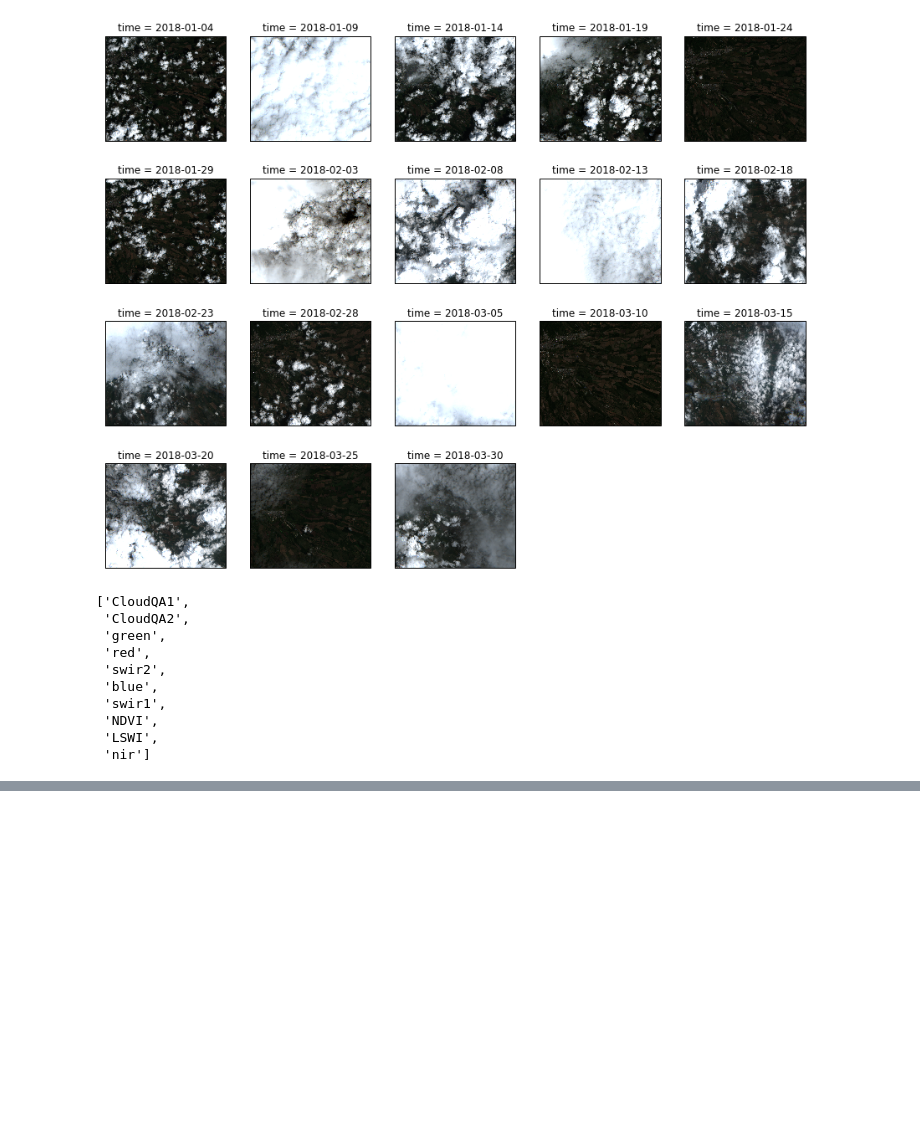
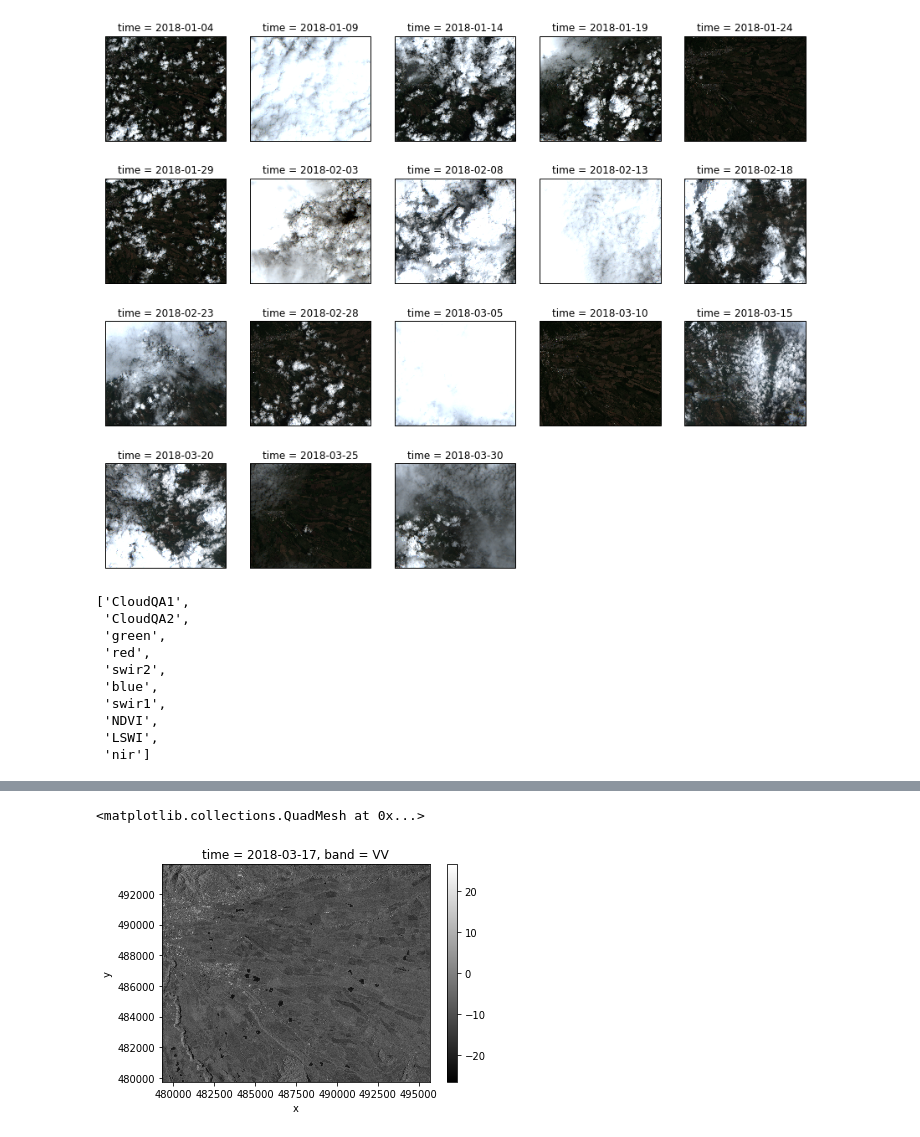
Before and after one commit to alexsalr/ciat_monitor_crops, a Jupyter notebook: Load&Analysis_test.ipynb, the cells around one changed output, grey strips where cells are left out. Drawn from its saved outputs; the diff is of its cells as text; code cells hidden in the pictures; blank space fills up the shorter version.

```diff
--- a/Load&Analysis_test.ipynb
+++ b/Load&Analysis_test.ipynb
@@ -338,0 +301,2 @@ Data variables:
+# %%
+radar_array = radar.getXarray()
@@ -742,0 +505,8 @@ CRS({'init': u'epsg:32618'})
+# %%
+av_dates = radar_array.coords['time'].data.tolist()
+date = av_dates[1]
+
+radar_array.sel(band='VV',time=date).plot(cmap='gist_gray')
+# %% [output]
+<matplotlib.collections.QuadMesh at 0x...>
+[figure, added]
```
Also changed, not shown: parts of 30 cells of this notebook, 6 other files.
